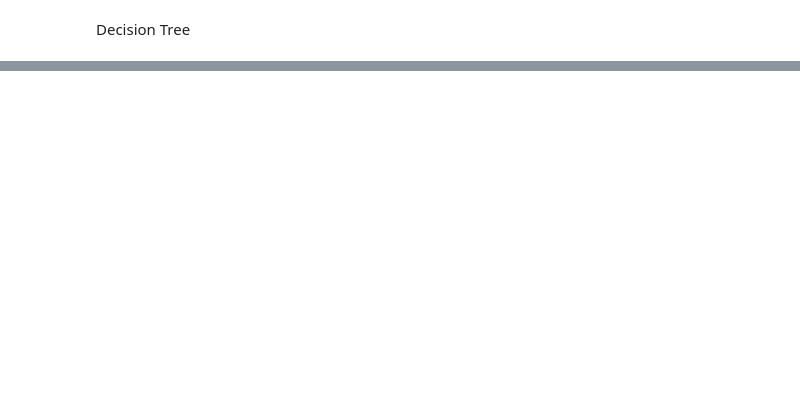
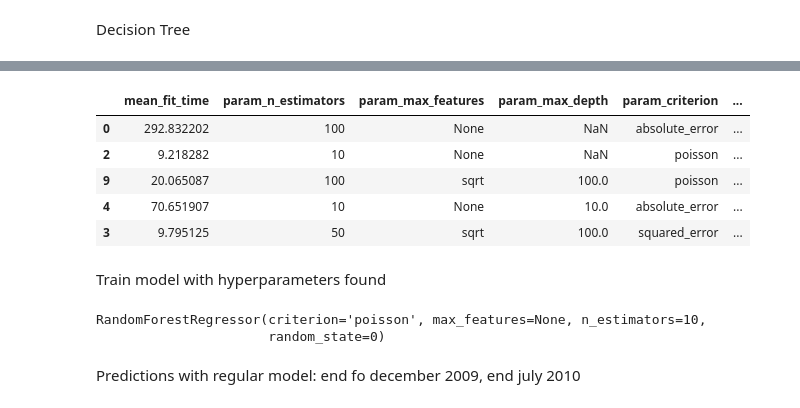
Before and after one commit to YounesOuarhim/Consommation--lectrique, a Jupyter notebook: alisson_bonatto.ipynb, the cells around one changed output, grey strips where cells are left out. Cells and saved outputs as stored; diff of their text form; code cells hidden in the pictures; blank space fills up the shorter version.

```diff
--- a/alisson_bonatto.ipynb
+++ b/alisson_bonatto.ipynb
@@ -81,7 +83,7 @@ for date in df_corkstation_resampled.index.tolist():
     minute_list.append(date.minute)
     weekofyear_list.append(date.weekofyear)
 
-    if date.hour >= 8 and date.hour <= 18:
+    if date.hour >= 9 and date.hour <= 18:
         work_time_list.append(1)
     else:
         work_time_list.append(0)
@@ -152,0 +163,8 @@ KeyboardInterrupt:
+# %%
+variables = ['hour', 'season', 'work_time', 'temp', 'rhum', 'msl', 'ind', 'weekofyear', 'sun', 'ind.1', 'clht', 'vappr', 'dewpt', 'wddir']
+
+x_train, x_test, y_train, y_test = train_test_split(df_to_train_and_test[variables], df_to_train_and_test['mean'], test_size=0.2, random_state=42)
+
+x_train_hard, x_test_hard, y_train_hard, y_test_hard = train_test_split(df_to_train_and_test[variables], df_to_train_and_test['mean'], test_size=0.2, random_state=42, shuffle=False)
+
+regr = RandomForestRegressor(n_jobs=-1)
@@ -152,0 +173,10 @@ KeyboardInterrupt:
+# %%
+parameters_ranodmizedSearch = {
+    'criterion': ['squared_error', 'absolute_error', 'poisson'],
+    'max_depth': [None, 10, 50, 100],
+    'n_estimators': [10, 50, 100],
+    'max_features': [None, 'sqrt']
+}
+
+clf_randomSearch = RandomizedSearchCV(regr, parameters_ranodmizedSearch, scoring='neg_mean_absolute_percentage_error', random_state=0, n_jobs=-1)
+clf_randomSearch.fit(x_train, y_train)
@@ -152,0 +193,23 @@ KeyboardInterrupt:
+# %%
+results_randomSearch = pd.DataFrame(clf_randomSearch.cv_results_)
+results_randomSearch = results_randomSearch.sort_values(by=['rank_test_score'])
+results_randomSearch = results_randomSearch[['mean_fit_time', 'param_n_estimators', 'param_max_features', 'param_max_depth', 'param_criterion', 'mean_test_score','rank_test_score']]
+
+results_randomSearch.head()
+# %% [output]
+|  | mean_fit_time | param_n_estimators | param_max_features | param_max_depth | param_criterion | ... |
+| 0 | 292.832202 | 100 | None | NaN | absolute_error | ... |
+| 2 | 9.218282 | 10 | None | NaN | poisson | ... |
+| 9 | 20.065087 | 100 | sqrt | 100.0 | poisson | ... |
+| 4 | 70.651907 | 10 | None | 10.0 | absolute_error | ... |
+| 3 | 9.795125 | 50 | sqrt | 100.0 | squared_error | ... |
+# %% [markdown]
+Train model with hyperparameters found
+# %%
+regr_optimal = RandomForestRegressor(criterion='poisson', max_depth=None, max_features=None, n_estimators=10, random_state = 0)
+regr_optimal.fit(x_train, y_train)
+# %% [output]
+RandomForestRegressor(criterion='poisson', max_features=None, n_estimators=10,
+                      random_state=0)
+# %% [markdown]
+Predictions with regular model: end fo december 2009, end july 2010
```
Also changed, not shown: parts of 20 cells of this notebook.
